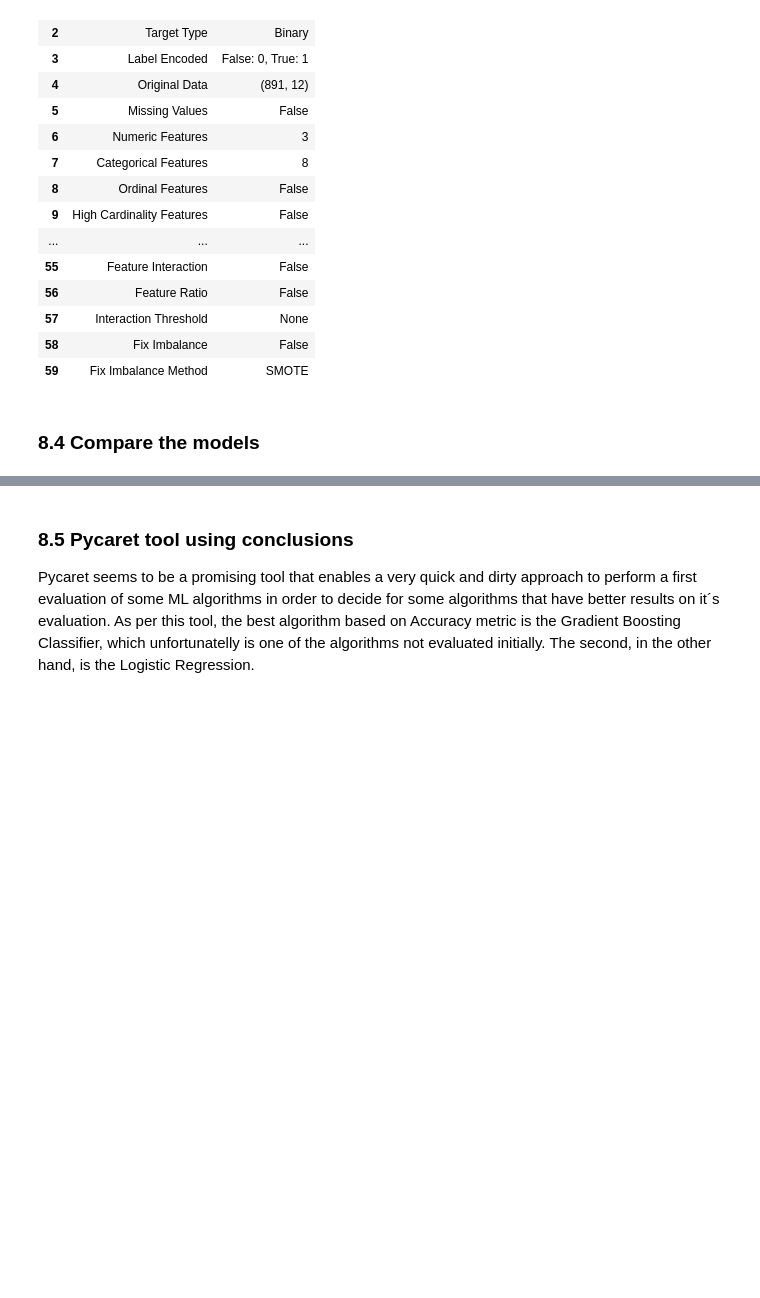
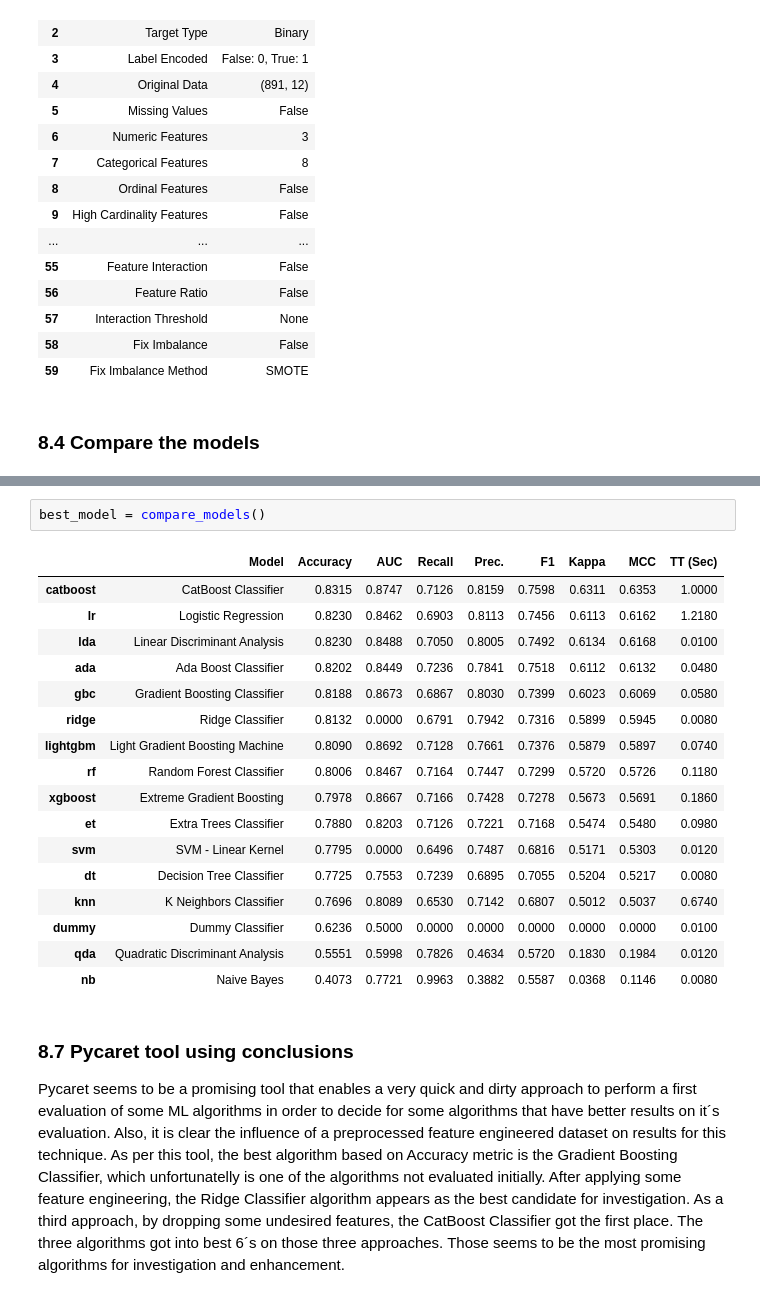
Before and after one commit to vinialbano/titanic, a Jupyter notebook: sprint_02_pycaret.ipynb, the cells around one changed output, grey strips where cells are left out. Saved outputs shown, nothing was run; the diff lists cells and outputs as text; blank space fills up the shorter version.

Commit message:
Feature engineering and pycaret

```diff
--- a/sprint_02_pycaret.ipynb
+++ b/sprint_02_pycaret.ipynb
@@ -2089,6 +2201,29 @@ best_model = compare_models()
+# %%
+best_model = compare_models()
+# %% [output]
+|  | Model | Accuracy | AUC | Recall | Prec. | F1 | Kappa | MCC | TT (Sec) |
+| catboost | CatBoost Classifier | 0.8315 | 0.8747 | 0.7126 | 0.8159 | 0.7598 | 0.6311 | 0.6353 | 1.0000 |
+| lr | Logistic Regression | 0.8230 | 0.8462 | 0.6903 | 0.8113 | 0.7456 | 0.6113 | 0.6162 | 1.2180 |
+| lda | Linear Discriminant Analysis | 0.8230 | 0.8488 | 0.7050 | 0.8005 | 0.7492 | 0.6134 | 0.6168 | 0.0100 |
+| ada | Ada Boost Classifier | 0.8202 | 0.8449 | 0.7236 | 0.7841 | 0.7518 | 0.6112 | 0.6132 | 0.0480 |
+| gbc | Gradient Boosting Classifier | 0.8188 | 0.8673 | 0.6867 | 0.8030 | 0.7399 | 0.6023 | 0.6069 | 0.0580 |
+| ridge | Ridge Classifier | 0.8132 | 0.0000 | 0.6791 | 0.7942 | 0.7316 | 0.5899 | 0.5945 | 0.0080 |
+| lightgbm | Light Gradient Boosting Machine | 0.8090 | 0.8692 | 0.7128 | 0.7661 | 0.7376 | 0.5879 | 0.5897 | 0.0740 |
+| rf | Random Forest Classifier | 0.8006 | 0.8467 | 0.7164 | 0.7447 | 0.7299 | 0.5720 | 0.5726 | 0.1180 |
+| xgboost | Extreme Gradient Boosting | 0.7978 | 0.8667 | 0.7166 | 0.7428 | 0.7278 | 0.5673 | 0.5691 | 0.1860 |
+| et | Extra Trees Classifier | 0.7880 | 0.8203 | 0.7126 | 0.7221 | 0.7168 | 0.5474 | 0.5480 | 0.0980 |
+| svm | SVM - Linear Kernel | 0.7795 | 0.0000 | 0.6496 | 0.7487 | 0.6816 | 0.5171 | 0.5303 | 0.0120 |
+| dt | Decision Tree Classifier | 0.7725 | 0.7553 | 0.7239 | 0.6895 | 0.7055 | 0.5204 | 0.5217 | 0.0080 |
+| knn | K Neighbors Classifier | 0.7696 | 0.8089 | 0.6530 | 0.7142 | 0.6807 | 0.5012 | 0.5037 | 0.6740 |
+| dummy | Dummy Classifier | 0.6236 | 0.5000 | 0.0000 | 0.0000 | 0.0000 | 0.0000 | 0.0000 | 0.0100 |
+| qda | Quadratic Discriminant Analysis | 0.5551 | 0.5998 | 0.7826 | 0.4634 | 0.5720 | 0.1830 | 0.1984 | 0.0120 |
+| nb | Naive Bayes | 0.4073 | 0.7721 | 0.9963 | 0.3882 | 0.5587 | 0.0368 | 0.1146 | 0.0080 |
 # %% [markdown]
-### 8.5 Pycaret tool using conclusions
+### 8.7 Pycaret tool using conclusions
 
 Pycaret seems to be a promising tool that enables a very quick and dirty approach to perform a first evaluation of some ML algorithms in order to decide for some algorithms that have better results on it´s evaluation.
+Also, it is clear the influence of a preprocessed feature engineered dataset on results for this technique.
 As per this tool, the best algorithm based on Accuracy metric is the Gradient Boosting Classifier, which unfortunatelly is one of the algorithms not evaluated initially.
-The second, in the other hand, is the Logistic Regression.
+After applying some feature engineering, the Ridge Classifier algorithm appears as the best candidate for investigation.
+As a third approach, by dropping some undesired features, the CatBoost Classifier got the first place.
+The three algorithms got into best 6´s on those three approaches. Those seems to be the most promising algorithms for investigation and enhancement.
```
Also changed, not shown: parts of 39 cells of this notebook.
